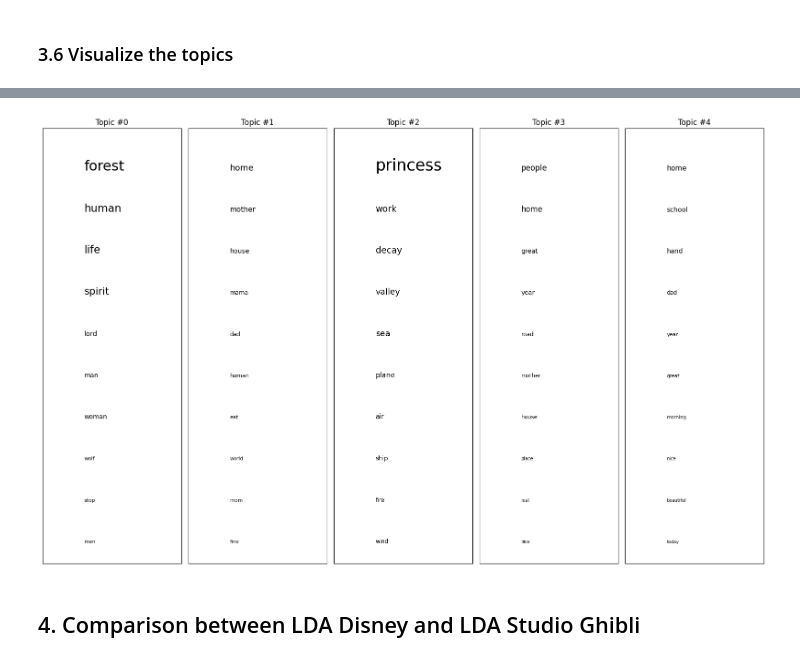
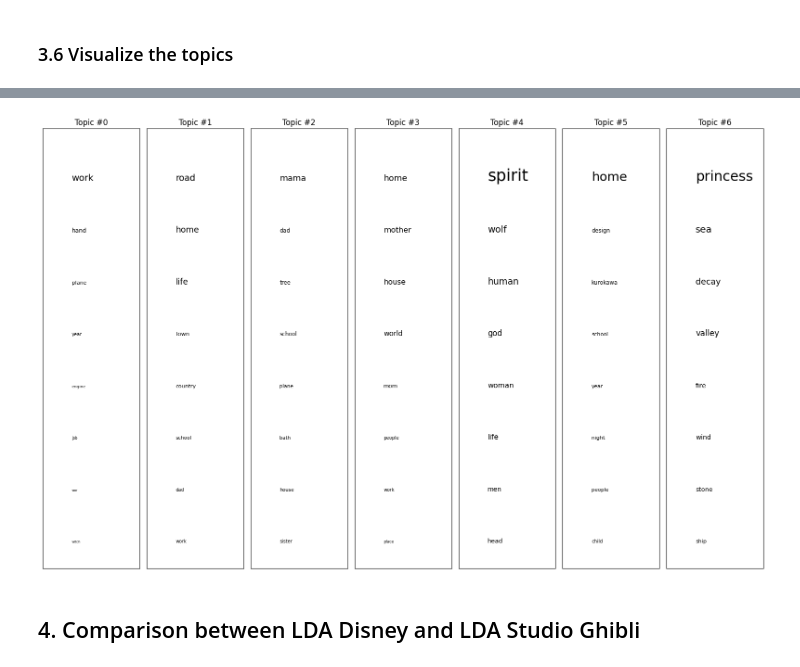
Before and after one commit to anasistac/final_project, a Jupyter notebook: LDA_Topic_Modelling.ipynb, the cells around one changed output, grey strips where cells are left out. Drawn from its saved outputs; the diff is of its cells as text; code cells hidden in the pictures.

```diff
--- a/LDA_Topic_Modelling.ipynb
+++ b/LDA_Topic_Modelling.ipynb
@@ -228,10 +230,10 @@ Number of unique tokens: 2203
 # %%
 disney_movie_ldamodel = models.ldamodel.LdaModel(
     disney_movie_bow_corpus,
-    num_topics=9,
+    num_topics=7,
     id2word=disney_movie_dictionary,
     passes=40,
-    random_state=42
+    random_state=40
 )
 # %% [markdown]
 ### 2.4 Examine the topics
@@ -346,7 +348,7 @@ plt.show()
 # Plot top words per topic
 
 disney_fig = plt.figure(figsize=(16, 10))
-num_top_words = 10
+num_top_words = 8
 
 
 topic2top_words = dict(disney_movie_ldamodel.show_topics(formatted=False, num_words=num_top_words))
@@ -412,7 +414,7 @@ for words in ghibli_raw_documents:
         else:
             lemma = lemmatizer.lemmatize(word)
         lemma = lemma.lower()
-        if ghibli_filter_token(lemma) and tag in {"NOUN", "ADJ"} and len(lemma) > 2:
+        if ghibli_filter_token(lemma) and tag in {"NOUN"} and len(lemma) > 2:
             lemmatized_doc.append(lemma)
     ghibli_movie_docs.append(lemmatized_doc)
 
@@ -436,7 +438,7 @@ Number of unique tokens: 1214
 # %% [markdown]
 ### 3.3 Apply the LDA model
 # %%
-ghibli_movie_ldamodel = models.ldamodel.LdaModel(ghibli_movie_bow_corpus, num_topics=5, id2word = ghibli_movie_dictionary, passes = 40, random_state=42)
+ghibli_movie_ldamodel = models.ldamodel.LdaModel(ghibli_movie_bow_corpus, num_topics=7, id2word = ghibli_movie_dictionary, passes = 40, random_state=40)
 # %% [markdown]
 ### 3.4 Examine the topics
 # %%
@@ -550,26 +552,26 @@ plt.show()
 # %%
 # Plot top words per topic
 
 ghibli_fig = plt.figure(figsize=(16, 10))
-num_top_words = 10
+num_top_words = 8
 
 
 topic2top_words = dict(ghibli_movie_ldamodel.show_topics(formatted=False, num_words=num_top_words))
 fontsize_base = 25 / max([w[0][1] for w in topic2top_words.values()])
 
 for topic, words_shares in topic2top_words.items():
     plt.subplot(1, ghibli_movie_ldamodel.num_topics, topic + 1)
     plt.ylim(0, num_top_words + 0.5)
     plt.xticks([])
     plt.yticks([])
     plt.title(f'Topic #{topic}')
     for i, (word, share) in enumerate(words_shares):
         plt.text(0.3, num_top_words - i - 0.5, word, fontsize=fontsize_base * share)
 
 plt.tight_layout()
 plt.show()
 # %% [output]
-[figure, old version]
+[figure, new version]
 # %% [markdown]
 ## 4. Comparison between LDA Disney and LDA Studio Ghibli
 # %% [markdown]
```
Also changed, not shown: parts of 15 cells of this notebook.
